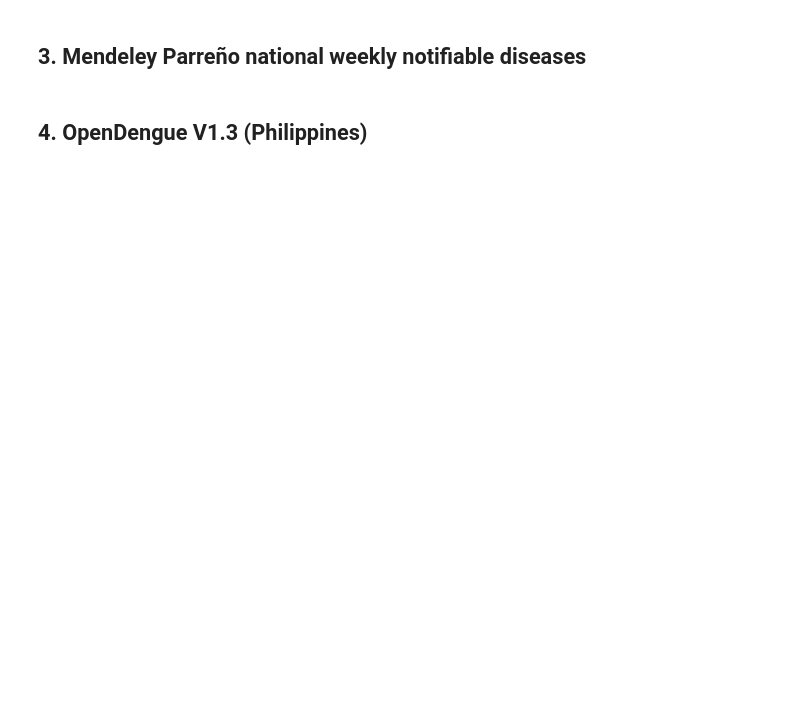
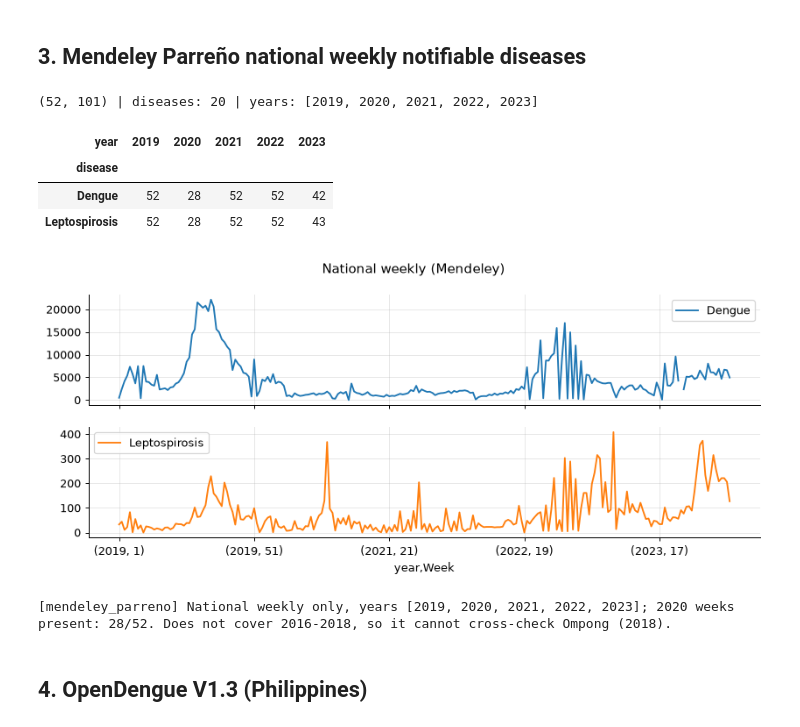
Before and after one commit to mcfcs/bantaybaha, a Jupyter notebook: notebooks/00_data_eda.ipynb, the cells around one changed output. Drawn from its saved outputs; the diff is of its cells as text; code cells hidden in the pictures; blank space fills up the shorter version.

```diff
--- a/notebooks/00_data_eda.ipynb
+++ b/notebooks/00_data_eda.ipynb
@@ -88,13 +136,21 @@ note("cchain", f"Open city-week LEPTOSPIROSIS series exists (PIDSR via CCHAIN, {
 # %%
 mx = pd.read_excel(RAW / "mendeley_parreno/Diseases_Data_for_NBL.xlsx")
 long = mx.melt(id_vars="Week", var_name="col", value_name="cases")
 long[["disease", "year"]] = long.col.str.rsplit(" - ", n=1, expand=True); long.year = long.year.astype(int)
-print(mx.shape, "| diseases:", long.disease.nunique(), "| years:", sorted(long.year.unique()))
+print(mx.shape, "| diseases:", long.disease.nunique(), "| years:", sorted(long.year.unique().tolist()))
 cov = long.assign(present=long.cases.notna()).pivot_table(index="disease", columns="year", values="present", aggfunc="sum")
 display(cov.loc[["Dengue", "Leptospirosis"]])
 sub = long[long.disease.isin(["Dengue", "Leptospirosis"])].pivot_table(index=["year", "Week"], columns="disease", values="cases")
 sub.plot(subplots=True, figsize=(11, 4), title="National weekly (Mendeley)", legend=True); plt.show()
-note("mendeley_parreno", f"National weekly only, years {sorted(long.year.unique())}; 2020 weeks present: {int(cov.loc['Dengue', 2020])}/52. Does not cover 2016-2018, so it cannot cross-check Ompong (2018).")
+note("mendeley_parreno", f"National weekly only, years {sorted(long.year.unique().tolist())}; 2020 weeks present: {int(cov.loc['Dengue', 2020])}/52. Does not cover 2016-2018, so it cannot cross-check Ompong (2018).")
+# %% [output]
+(52, 101) | diseases: 20 | years: [2019, 2020, 2021, 2022, 2023]
+| year | 2019 | 2020 | 2021 | 2022 | 2023 |
+| disease |  |  |  |  |  |
+| Dengue | 52 | 28 | 52 | 52 | 42 |
+| Leptospirosis | 52 | 28 | 52 | 52 | 43 |
+[figure, added]
+[mendeley_parreno] National weekly only, years [2019, 2020, 2021, 2022, 2023]; 2020 weeks present: 28/52. Does not cover 2016-2018, so it cannot cross-check Ompong (2018).
 # %% [markdown]
 ## 4. OpenDengue V1.3 (Philippines)
 # %%
```
Also changed, not shown: parts of 21 cells of this notebook, 6 other files.
